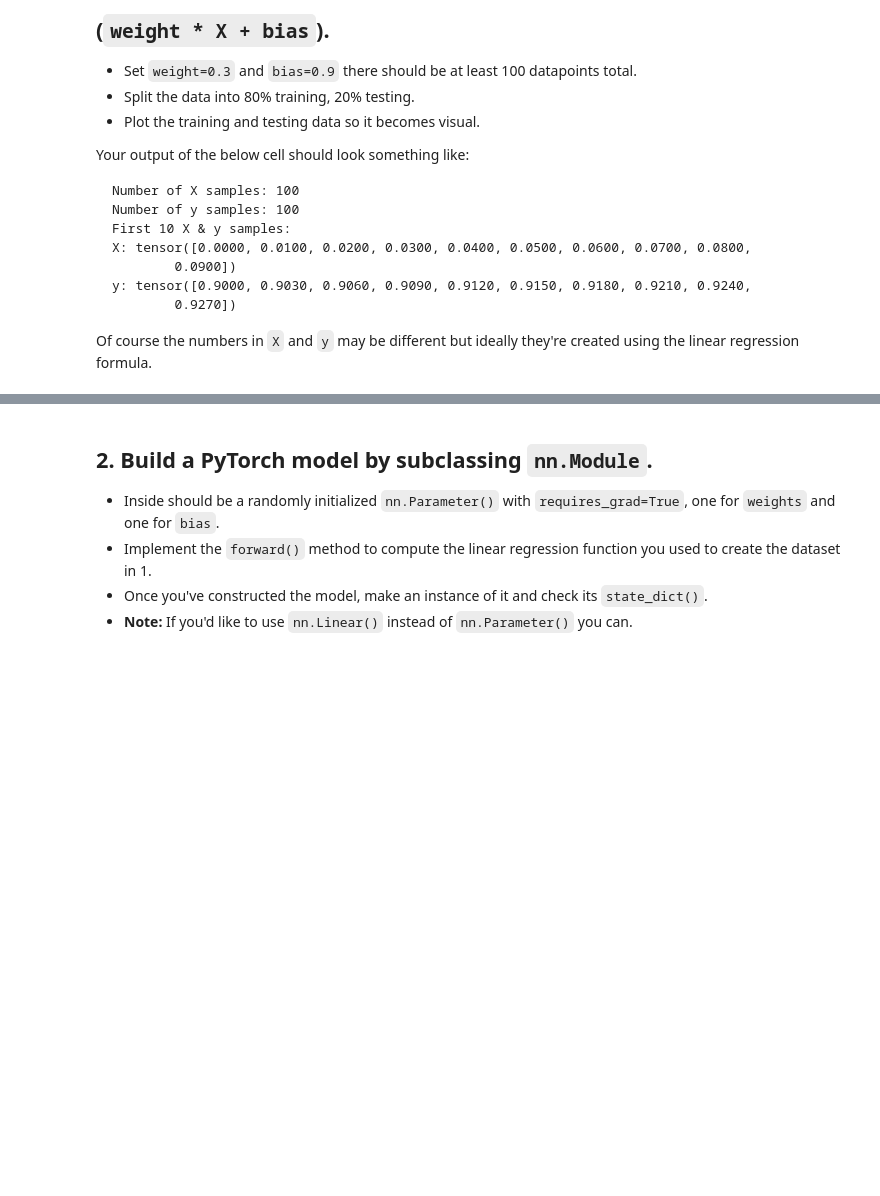
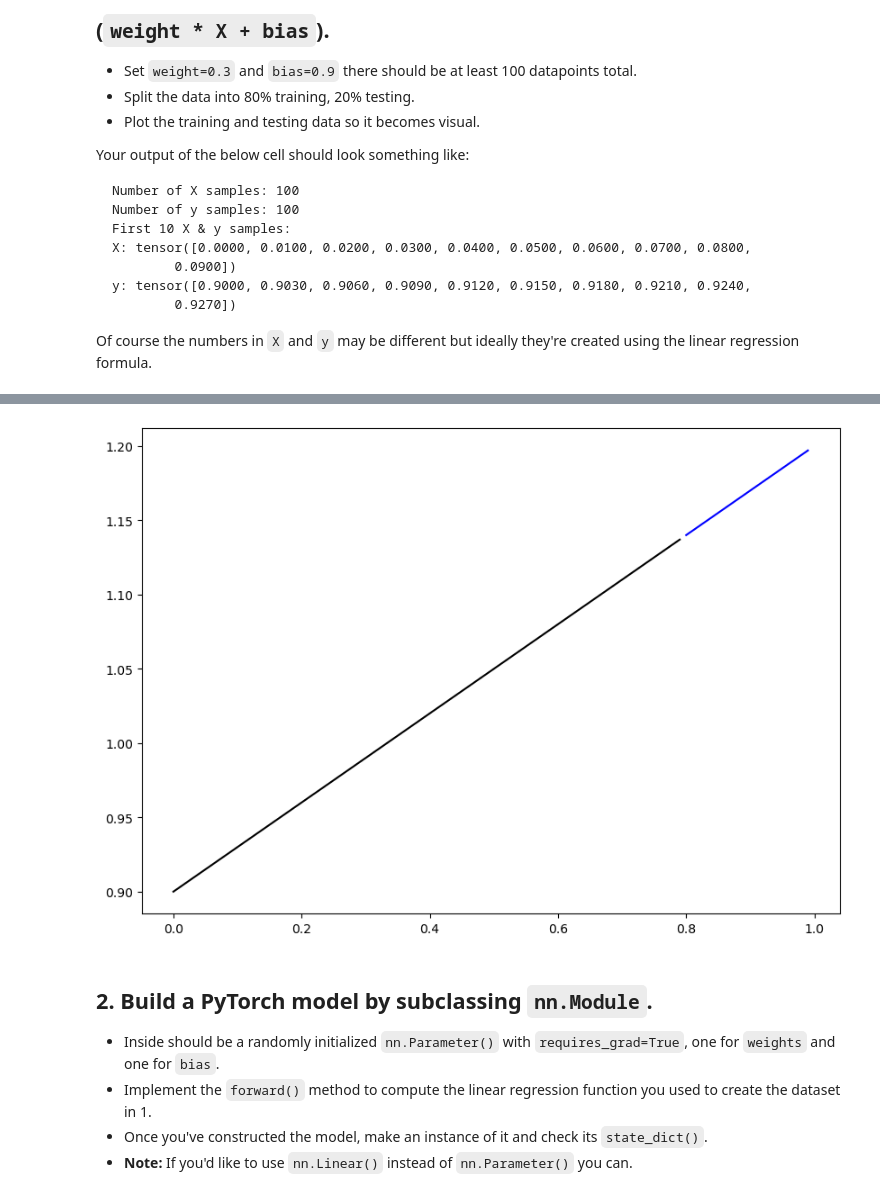
Before and after one commit to Ashes814/learn-pytorch, a Jupyter notebook: exercises/01_pytorch_workflow_exercises.ipynb, the cells around one changed output, grey strips where cells are left out. Saved outputs shown, nothing was run; the diff lists cells and outputs as text; code cells hidden in the pictures; blank space fills up the shorter version.

```diff
--- a/exercises/01_pytorch_workflow_exercises.ipynb
+++ b/exercises/01_pytorch_workflow_exercises.ipynb
@@ -48,7 +48,7 @@ Of course the numbers in `X` and `y` may be different but ideally they're create
 # Create the data parameters
 weight = 0.3
 bias = 0.9
-X = torch.rand(100)
+X = torch.arange(0, 1, 0.01).unsqueeze(dim = 1)
 y = weight*X + bias
 
 
@@ -69,16 +79,21 @@ y: tensor([1.0432, 0.9384, 1.0494, 1.0629, 1.0539, 1.0322, 0.9608, 1.1791, 1.110
 # %%
 # Split the data into training and testing
-train_split_number = len(X) * 0.8
-test_split_number = len(X) * 0.2
+train_split_number = int(len(X) * 0.8)
 X_train = X[:train_split_number]
-X_test = X[:test_split_number]
+X_test = X[train_split_number:]
 y_train = y[:train_split_number]
-y_test = y[:test_split_number]
+y_test = y[train_split_number:]
 # %%
 # Plot the training and testing data
 def plot_result(X = X_train, y = y_train, X_t = X_test, y_t = y_test, y_p = None):
     plt.figure(figsize=(10,7))
     plt.plot(X, y, color="k")
+    plt.plot(X_t, y_t, color="b")
+
+    # plt.plot(X_t, y_t, color="b")
+plot_result()
+# %% [output]
+[figure, added]
 # %% [markdown]
 ## 2. Build a PyTorch model by subclassing `nn.Module`.
   * Inside should be a randomly initialized `nn.Parameter()` with `requires_grad=True`, one for `weights` and one for `bias`.
```
Also changed, not shown: parts of 7 cells of this notebook, 2 other files.
